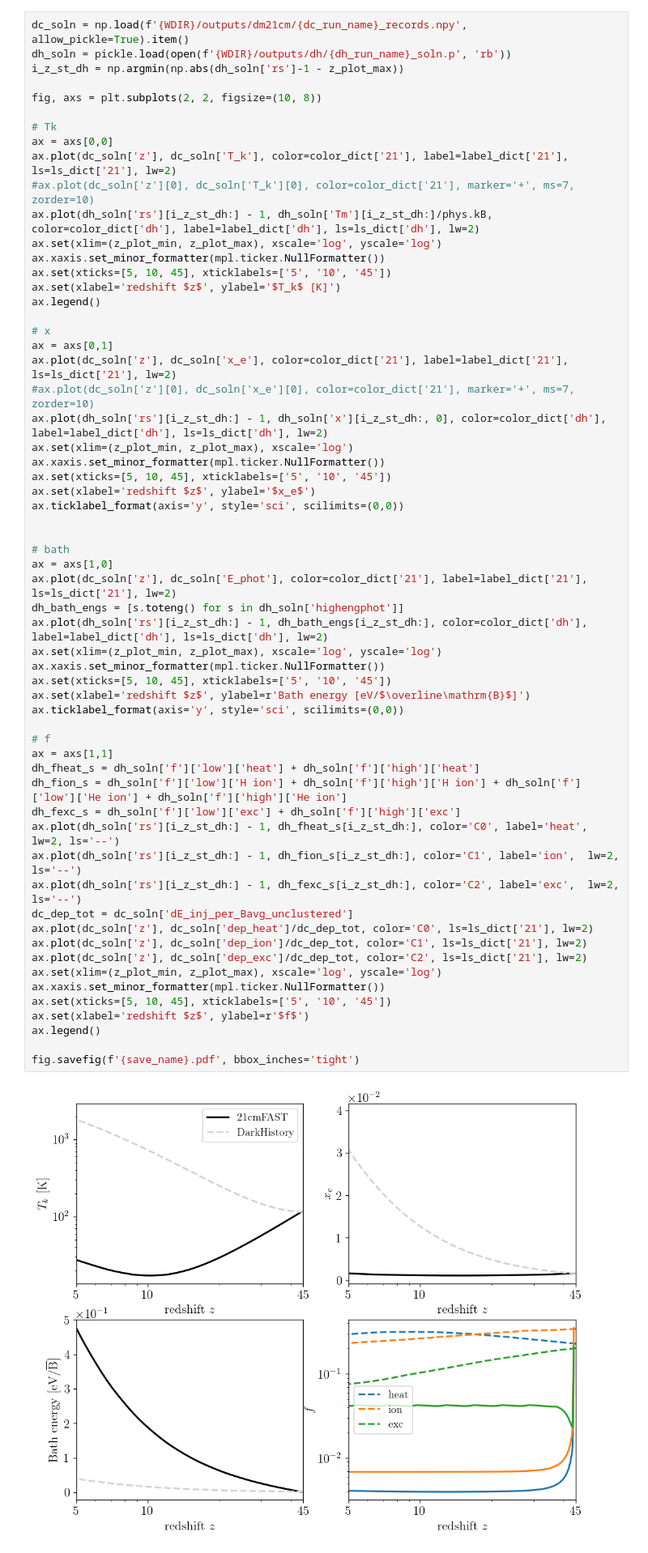
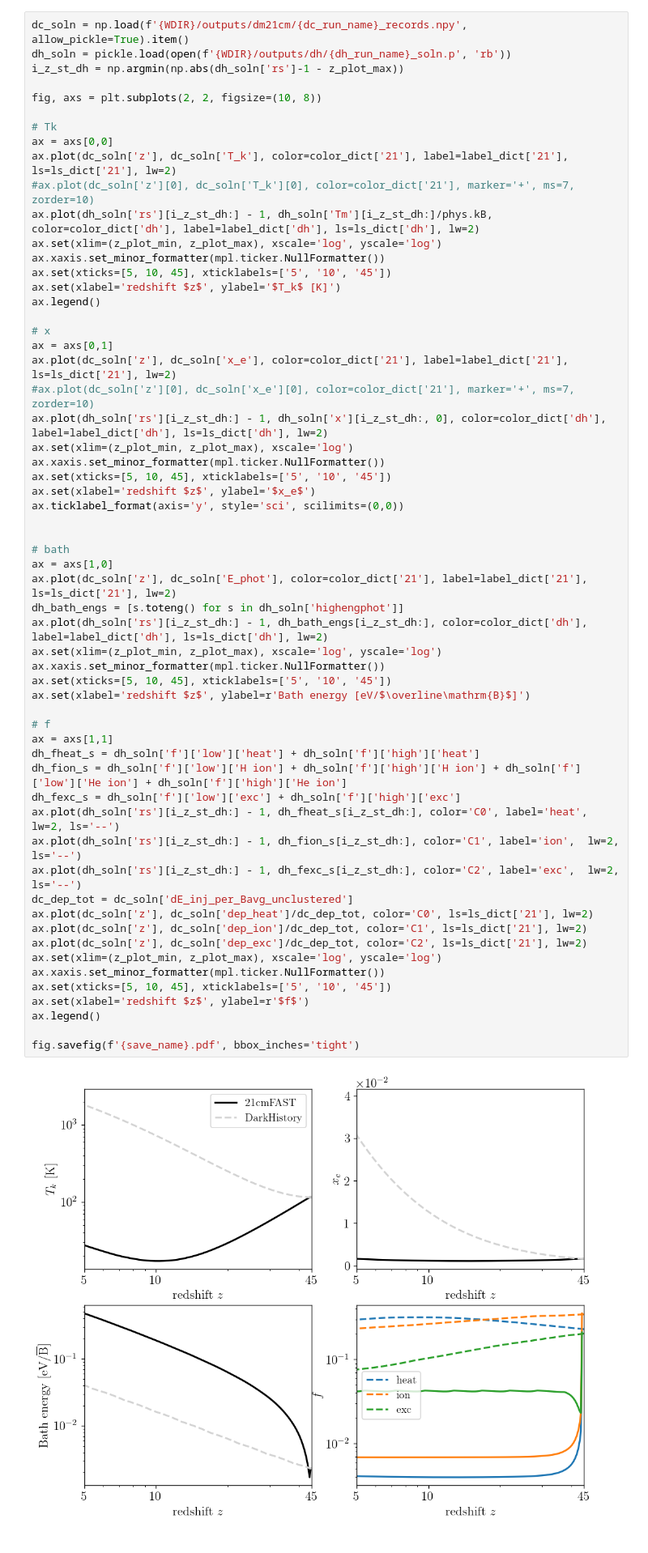
Before and after one commit to yitiansun/DM21cm, a Jupyter notebook: cross_check/xray/plot.ipynb, the cells around one changed output. Shown at 81% size. Saved outputs shown, nothing was run; the diff lists cells and outputs as text.

```diff
--- a/cross_check/xray/plot.ipynb
+++ b/cross_check/xray/plot.ipynb
@@ -154,35 +152,34 @@ ax.ticklabel_format(axis='y', style='sci', scilimits=(0,0))
 # bath
 ax = axs[1,0]
 ax.plot(dc_soln['z'], dc_soln['E_phot'], color=color_dict['21'], label=label_dict['21'], ls=ls_dict['21'], lw=2)
 dh_bath_engs = [s.toteng() for s in dh_soln['highengphot']]
 ax.plot(dh_soln['rs'][i_z_st_dh:] - 1, dh_bath_engs[i_z_st_dh:], color=color_dict['dh'], label=label_dict['dh'], ls=ls_dict['dh'], lw=2)
 ax.set(xlim=(z_plot_min, z_plot_max), xscale='log', yscale='log')
 ax.xaxis.set_minor_formatter(mpl.ticker.NullFormatter())
 ax.set(xticks=[5, 10, 45], xticklabels=['5', '10', '45'])
 ax.set(xlabel='redshift $z$', ylabel=r'Bath energy [eV/$\overline\mathrm{B}$]')
-ax.ticklabel_format(axis='y', style='sci', scilimits=(0,0))
 
 # f
 ax = axs[1,1]
 dh_fheat_s = dh_soln['f']['low']['heat'] + dh_soln['f']['high']['heat']
 dh_fion_s = dh_soln['f']['low']['H ion'] + dh_soln['f']['high']['H ion'] + dh_soln['f']['low']['He ion'] + dh_soln['f']['high']['He ion']
 dh_fexc_s = dh_soln['f']['low']['exc'] + dh_soln['f']['high']['exc']
 ax.plot(dh_soln['rs'][i_z_st_dh:] - 1, dh_fheat_s[i_z_st_dh:], color='C0', label='heat', lw=2, ls='--')
 ax.plot(dh_soln['rs'][i_z_st_dh:] - 1, dh_fion_s[i_z_st_dh:], color='C1', label='ion',  lw=2, ls='--')
 ax.plot(dh_soln['rs'][i_z_st_dh:] - 1, dh_fexc_s[i_z_st_dh:], color='C2', label='exc',  lw=2, ls='--')
 dc_dep_tot = dc_soln['dE_inj_per_Bavg_unclustered']
 ax.plot(dc_soln['z'], dc_soln['dep_heat']/dc_dep_tot, color='C0', ls=ls_dict['21'], lw=2)
 ax.plot(dc_soln['z'], dc_soln['dep_ion']/dc_dep_tot, color='C1', ls=ls_dict['21'], lw=2)
 ax.plot(dc_soln['z'], dc_soln['dep_exc']/dc_dep_tot, color='C2', ls=ls_dict['21'], lw=2)
 ax.set(xlim=(z_plot_min, z_plot_max), xscale='log', yscale='log')
 ax.xaxis.set_minor_formatter(mpl.ticker.NullFormatter())
 ax.set(xticks=[5, 10, 45], xticklabels=['5', '10', '45'])
 ax.set(xlabel='redshift $z$', ylabel=r'$f$')
 ax.legend()
 
 fig.savefig(f'{save_name}.pdf', bbox_inches='tight')
 # %% [output]
-[figure, old version]
+[figure, new version]
 # %% [markdown]
 ## 3. Xray
 # %% [markdown]
```
Also changed, not shown: parts of 1 cell of this notebook, 11 other files.
